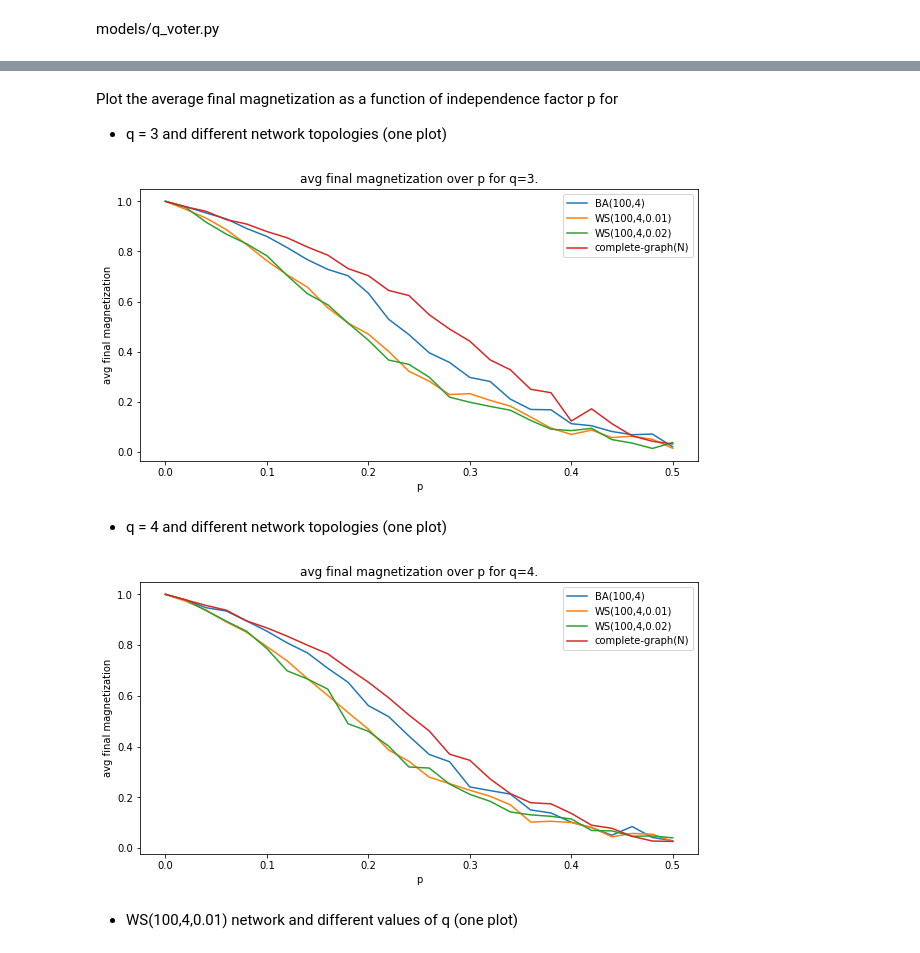
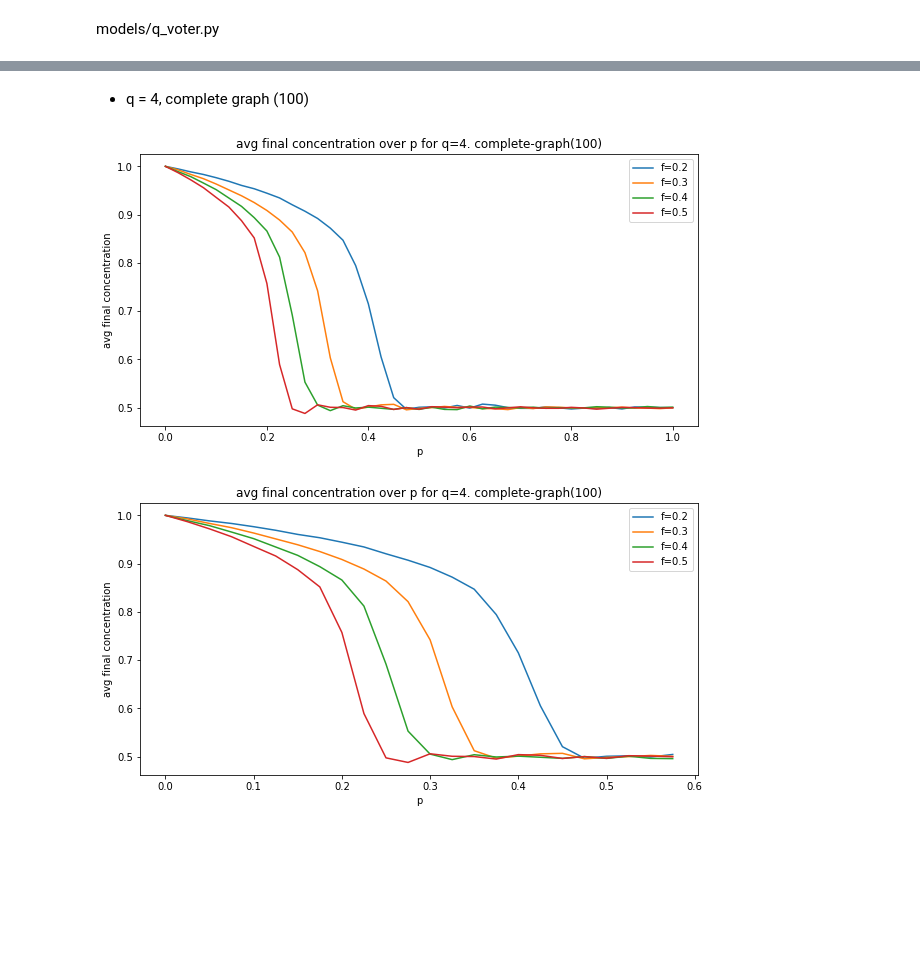
Before and after one commit to rogulforce/agent_based_modelling, a Jupyter notebook: assignment_5/presentation.ipynb, the cells around one changed output, grey strips where cells are left out. Saved outputs shown, nothing was run; the diff lists cells and outputs as text; code cells hidden in the pictures; blank space fills up the shorter version.

```diff
--- a/assignment_5/presentation.ipynb
+++ b/assignment_5/presentation.ipynb
@@ -117,16 +53,0 @@ plt.show()
-# %%
-name = 'WS(100,4,0.01)'
-q=4
-
-ws100401 = df[df['graph_name'] == name]
-
-plt.figure(figsize=(15,30))
-x=np.linspace(1,1000,1000)
-for index, row in ws100401[ws100401['q'] == q].iterrows():
-    plt.plot(x,row['avg_magnetization_over_time'], label=f'p={row["p"]}')
-
-plt.legend()
-plt.ylabel('magnetization')
-plt.xlabel('number of iteration')
-plt.title(f'graph: {name}; average magnetization over time for q={q} and different p.')
-plt.show()
@@ -179,38 +54,32 @@ plt.show()
-# %% [markdown]
-Plot the average final magnetization as a function of independence
-factor p for
-* q = 3 and different network topologies (one plot)
+# %% [markdown]
+* q = 4, complete graph (100)
 # %%
-df['avg_final_magnetization'] = df['avg_magnetization_over_time'].apply(lambda x: x[-1])
-q = 3
+df['avg_final_concentration'] = df['avg_concentration_over_time'].apply(lambda x: x[-1])
 
+q = 4
 plt.figure(figsize=(10,5))
-for topology in df['graph_name'].unique():
-    sub_df = df[(df['graph_name'] == topology) & (df['q'] == q) ]
-    plt.plot(sub_df['p'], sub_df['avg_final_magnetization'], label = f'{topology}')
+for f_i in df['f'].unique():
+    sub_df = df[(df['f'] == f_i) & (df['q'] == q) ]
+    plt.plot(sub_df['p'], sub_df['avg_final_concentration'], label = f'f={f_i}')
 plt.legend()
-plt.ylabel('avg final magnetization')
+plt.ylabel('avg final concentration')
 plt.xlabel('p')
-plt.title(f'avg final magnetization over p for q={q}.')
+plt.title(f'avg final concentration over p for q={q}. {df.iloc[0,0]}')
 plt.show()
 # %% [output]
-[figure, old version]
+[figure, new version]
-# %% [markdown]
-* q = 4 and different network topologies (one plot)
 # %%
-df['avg_final_magnetization'] = df['avg_magnetization_over_time'].apply(lambda x: x[-1])
+cut_point = 0.6
+
 q = 4
-
 plt.figure(figsize=(10,5))
-for topology in df['graph_name'].unique():
-    sub_df = df[(df['graph_name'] == topology) & (df['q'] == q) ]
-    plt.plot(sub_df['p'], sub_df['avg_final_magnetization'], label = f'{topology}')
+for f_i in df['f'].unique():
+    sub_df = df[(df['f'] == f_i) & (df['q'] == q) & (df['p'] < cut_point)]
+    plt.plot(sub_df['p'], sub_df['avg_final_concentration'], label = f'f={f_i}')
 plt.legend()
-plt.ylabel('avg final magnetization')
+plt.ylabel('avg final concentration')
 plt.xlabel('p')
-plt.title(f'avg final magnetization over p for q={q}.')
+plt.title(f'avg final concentration over p for q={q}. {df.iloc[0,0]}')
 plt.show()
 # %% [output]
-[figure, old version]
+[figure, new version]
-# %% [markdown]
-* WS(100,4,0.01) network and different values of q (one plot)
```
Also changed, not shown: parts of 12 cells of this notebook, 3 other files.
